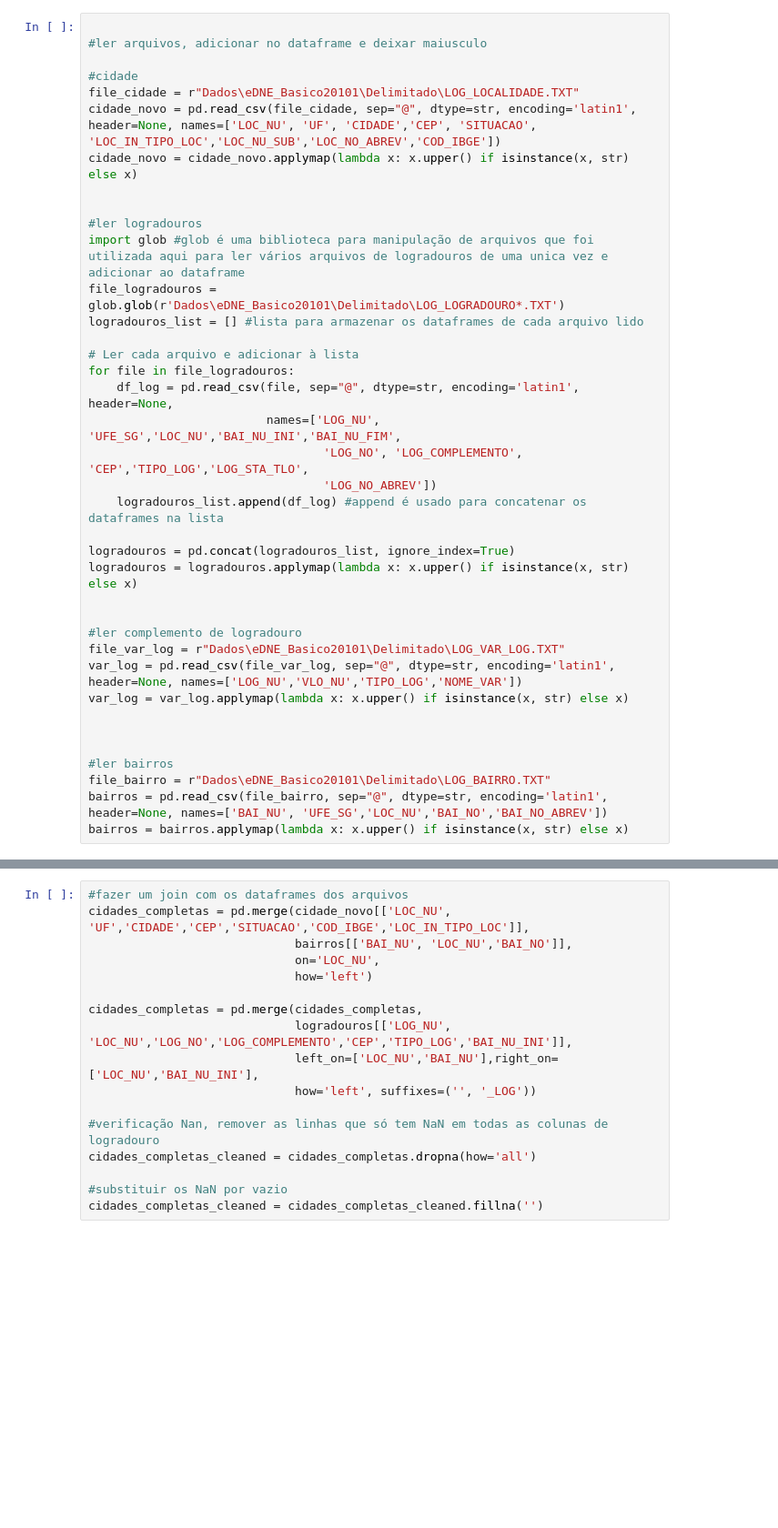
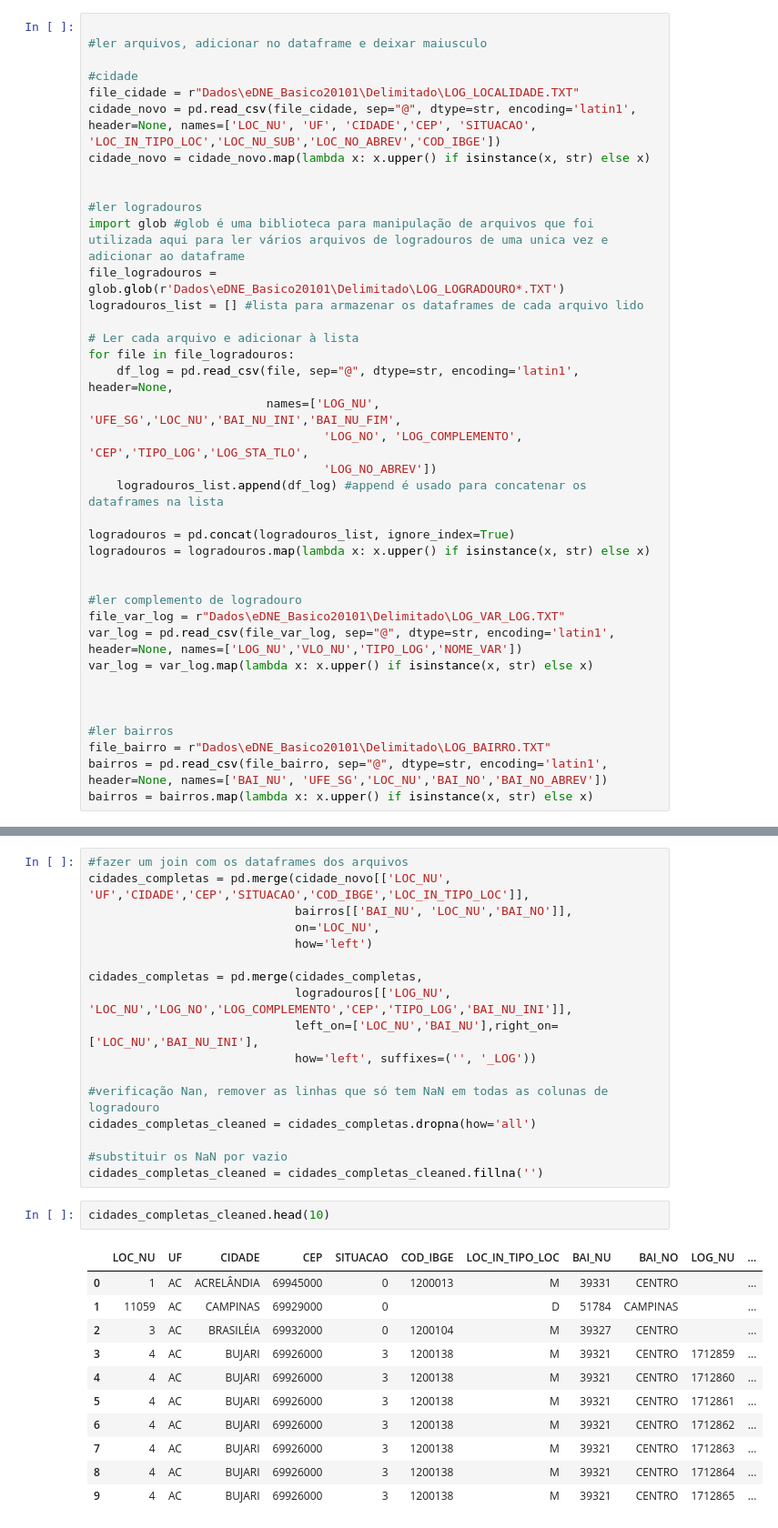
Before and after one commit to rafamaciel21/Atualizacao_Ceps, a Jupyter notebook: codigo.ipynb, the cells around one changed output, grey strips where cells are left out. Shown at 91% size. Saved outputs shown, nothing was run; the diff lists cells and outputs as text; blank space fills up the shorter version.

```diff
--- a/codigo.ipynb
+++ b/codigo.ipynb
@@ -53,7 +72,7 @@ LOG_VAR_LOG - fica o tipo do logradouro
 #cidade
 file_cidade = r"Dados\eDNE_Basico20101\Delimitado\LOG_LOCALIDADE.TXT"
 cidade_novo = pd.read_csv(file_cidade, sep="@", dtype=str, encoding='latin1', header=None, names=['LOC_NU', 'UF', 'CIDADE','CEP', 'SITUACAO', 'LOC_IN_TIPO_LOC','LOC_NU_SUB','LOC_NO_ABREV','COD_IBGE'])
-cidade_novo = cidade_novo.applymap(lambda x: x.upper() if isinstance(x, str) else x)
+cidade_novo = cidade_novo.map(lambda x: x.upper() if isinstance(x, str) else x)
 
 
 #ler logradouros
@@ -70,17 +89,17 @@ for file in file_logradouros:
     logradouros_list.append(df_log) #append é usado para concatenar os dataframes na lista
 
 logradouros = pd.concat(logradouros_list, ignore_index=True)
-logradouros = logradouros.applymap(lambda x: x.upper() if isinstance(x, str) else x)
+logradouros = logradouros.map(lambda x: x.upper() if isinstance(x, str) else x)
 
 
 #ler complemento de logradouro
 file_var_log = r"Dados\eDNE_Basico20101\Delimitado\LOG_VAR_LOG.TXT"
 var_log = pd.read_csv(file_var_log, sep="@", dtype=str, encoding='latin1', header=None, names=['LOG_NU','VLO_NU','TIPO_LOG','NOME_VAR'])
-var_log = var_log.applymap(lambda x: x.upper() if isinstance(x, str) else x)
+var_log = var_log.map(lambda x: x.upper() if isinstance(x, str) else x)
 
 
 
 #ler bairros
 file_bairro = r"Dados\eDNE_Basico20101\Delimitado\LOG_BAIRRO.TXT"
 bairros = pd.read_csv(file_bairro, sep="@", dtype=str, encoding='latin1', header=None, names=['BAI_NU', 'UFE_SG','LOC_NU','BAI_NO','BAI_NO_ABREV'])
-bairros = bairros.applymap(lambda x: x.upper() if isinstance(x, str) else x)
+bairros = bairros.map(lambda x: x.upper() if isinstance(x, str) else x)
@@ -212,3 +257,17 @@ cidades_completas_cleaned = cidades_completas.dropna(how='all')
 
 #substituir os NaN por vazio
 cidades_completas_cleaned = cidades_completas_cleaned.fillna('')
+# %%
+cidades_completas_cleaned.head(10)
+# %% [output]
+|  | LOC_NU | UF | CIDADE | CEP | SITUACAO | COD_IBGE | LOC_IN_TIPO_LOC | BAI_NU | BAI_NO | LOG_NU | ... |
+| 0 | 1 | AC | ACRELÂNDIA | 69945000 | 0 | 1200013 | M | 39331 | CENTRO |  | ... |
+| 1 | 11059 | AC | CAMPINAS | 69929000 | 0 |  | D | 51784 | CAMPINAS |  | ... |
+| 2 | 3 | AC | BRASILÉIA | 69932000 | 0 | 1200104 | M | 39327 | CENTRO |  | ... |
+| 3 | 4 | AC | BUJARI | 69926000 | 3 | 1200138 | M | 39321 | CENTRO | 1712859 | ... |
+| 4 | 4 | AC | BUJARI | 69926000 | 3 | 1200138 | M | 39321 | CENTRO | 1712860 | ... |
+| 5 | 4 | AC | BUJARI | 69926000 | 3 | 1200138 | M | 39321 | CENTRO | 1712861 | ... |
+| 6 | 4 | AC | BUJARI | 69926000 | 3 | 1200138 | M | 39321 | CENTRO | 1712862 | ... |
+| 7 | 4 | AC | BUJARI | 69926000 | 3 | 1200138 | M | 39321 | CENTRO | 1712863 | ... |
+| 8 | 4 | AC | BUJARI | 69926000 | 3 | 1200138 | M | 39321 | CENTRO | 1712864 | ... |
+| 9 | 4 | AC | BUJARI | 69926000 | 3 | 1200138 | M | 39321 | CENTRO | 1712865 | ... |
```
Also changed, not shown: parts of 20 cells of this notebook, 3 other files.
